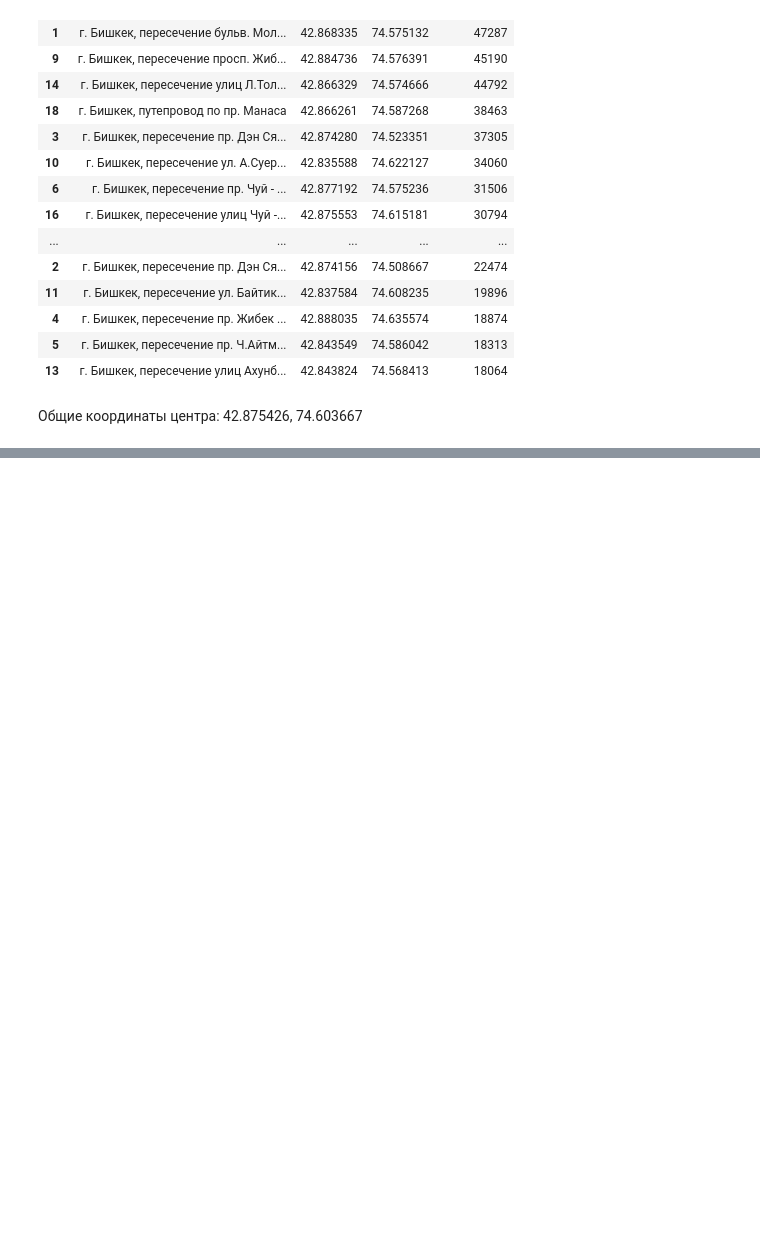
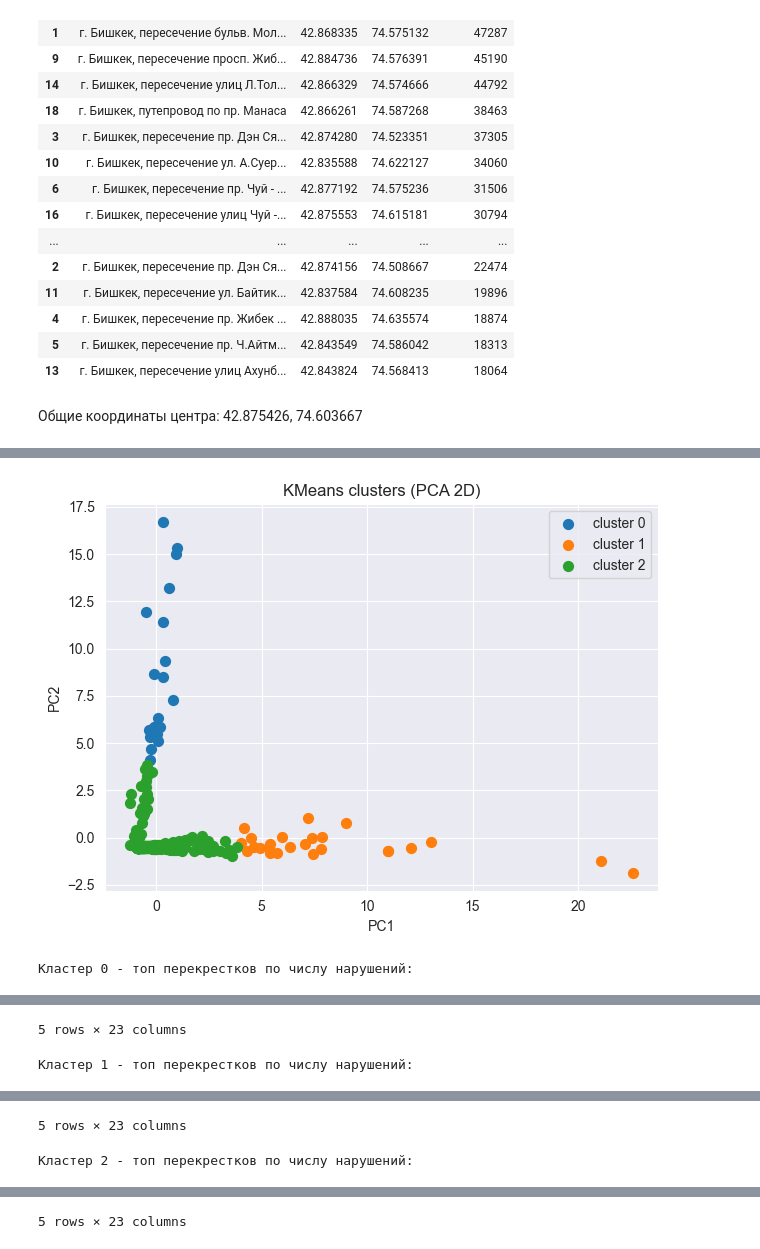
Before and after one commit to s-bye/Kyrgyzstan-traffic, a Jupyter notebook: baiastan_v.ipynb, the cells around one changed output, grey strips where cells are left out. Cells and saved outputs as stored; diff of their text form; code cells hidden in the pictures; blank space fills up the shorter version.

Commit message:
Added clustering & fine regression

```diff
--- a/baiastan_v.ipynb
+++ b/baiastan_v.ipynb
@@ -772,0 +782,18 @@ plt.show()
+# %%
+pivot = pd.crosstab(df['crossroad_name'], df['violation_protocol_name'])
+agg = df.groupby('crossroad_name').agg(
+    total_violations = ('violation_protocol_name','count'),
+    avg_fine = ('violation_ammount','mean')
+)
+profile = pivot.join(agg).fillna(0)
+profile = profile[profile['total_violations'] >= 10]
+features = profile.drop(columns=[])
+X = features.values
+scaler = StandardScaler()
+X_scaled = scaler.fit_transform(X)
+# %%
+k = 3
+km = KMeans(n_clusters=k, random_state=42, n_init=10)
+labels = km.fit_predict(X_scaled)
+profile['cluster'] = labels
+profile.reset_index().to_csv('crossroad_clusters.csv', index=False)
@@ -772,0 +817,14 @@ plt.show()
+# %%
+pca = PCA(n_components=2, random_state=42)
+X_pca = pca.fit_transform(X_scaled)
+for cl in sorted(np.unique(labels)):
+    idx = labels == cl
+    plt.scatter(X_pca[idx,0], X_pca[idx,1], label=f'cluster {cl}', s=50)
+plt.xlabel('PC1'); plt.ylabel('PC2'); plt.title('KMeans clusters (PCA 2D)')
+plt.legend(); plt.tight_layout(); plt.show()
+for cl in sorted(profile['cluster'].unique()):
+    print(f"\nКластер {cl} - топ перекрестков по числу нарушений:")
+    display(profile[profile['cluster']==cl].sort_values('total_violations', ascending=False).head(5))
+# %% [output]
+[figure, added]
+Кластер 0 - топ перекрестков по числу нарушений:
@@ -772,0 +838,2 @@ plt.show()
+5 rows × 23 columns
+Кластер 1 - топ перекрестков по числу нарушений:
@@ -772,0 +847,2 @@ plt.show()
+5 rows × 23 columns
+Кластер 2 - топ перекрестков по числу нарушений:
@@ -772,0 +856 @@ plt.show()
+5 rows × 23 columns
```
Also changed, not shown: parts of 14 cells of this notebook.
